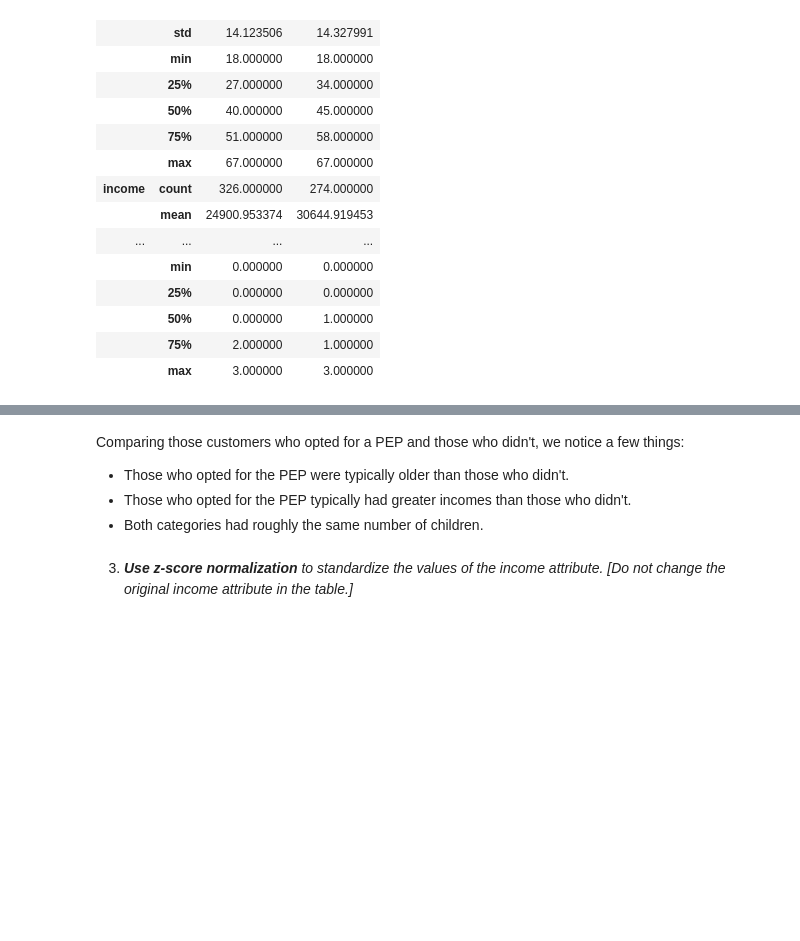
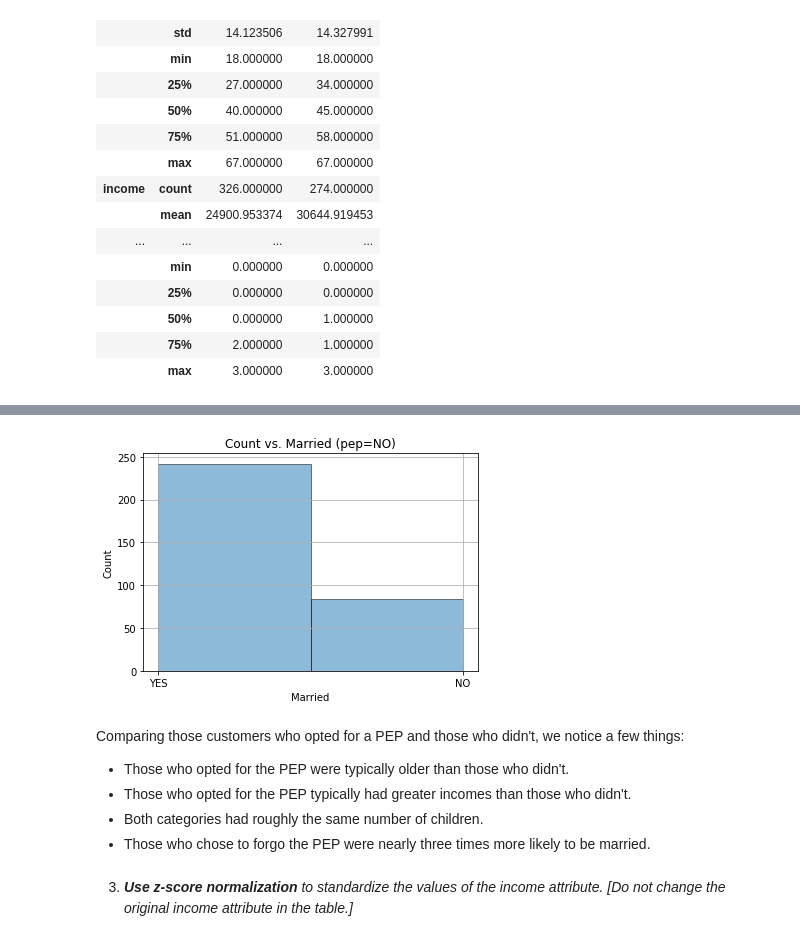
Before and after one commit to claytoncohn/DSC478, a Jupyter notebook: Jupyter/Assignment1.ipynb, the cells around one changed output, grey strips where cells are left out. Saved outputs shown, nothing was run; the diff lists cells and outputs as text; code cells hidden in the pictures; blank space fills up the shorter version.

```diff
--- a/Jupyter/Assignment1.ipynb
+++ b/Jupyter/Assignment1.ipynb
@@ -153,8 +166,18 @@ df.groupby("pep").describe().T
+# %%
+# pep=NO marriage
+plt.hist(pep_no["married"], bins=2, alpha=0.5, histtype='bar', ec='black')
+plt.xlabel('Married')
+plt.ylabel('Count')
+plt.title('Count vs. Married (pep=NO)')
+plt.grid(True)
+# %% [output]
+[figure, added]
 # %% [markdown]
 Comparing those customers who opted for a PEP and those who didn't, we notice a few things:
 - Those who opted for the PEP were typically older than those who didn't.
 - Those who opted for the PEP typically had greater incomes than those who didn't.
 - Both categories had roughly the same number of children.
+- Those who chose to forgo the PEP were nearly three times more likely to be married.
 # %% [markdown]
 3. *__Use z-score normalization__ to standardize the values of the income attribute. [Do not change the original income attribute in the table.]*
 # %%
```
Also changed, not shown: parts of 7 cells of this notebook.
